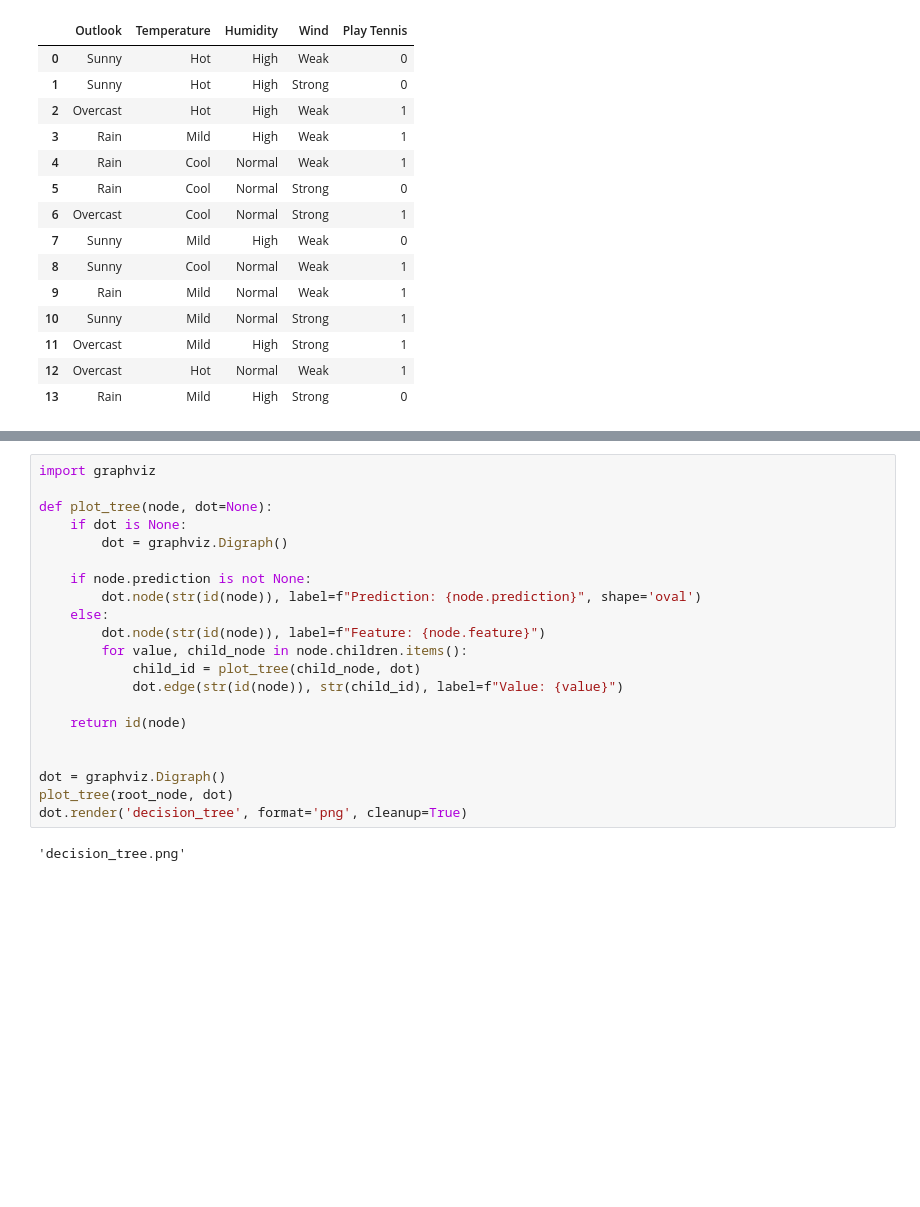
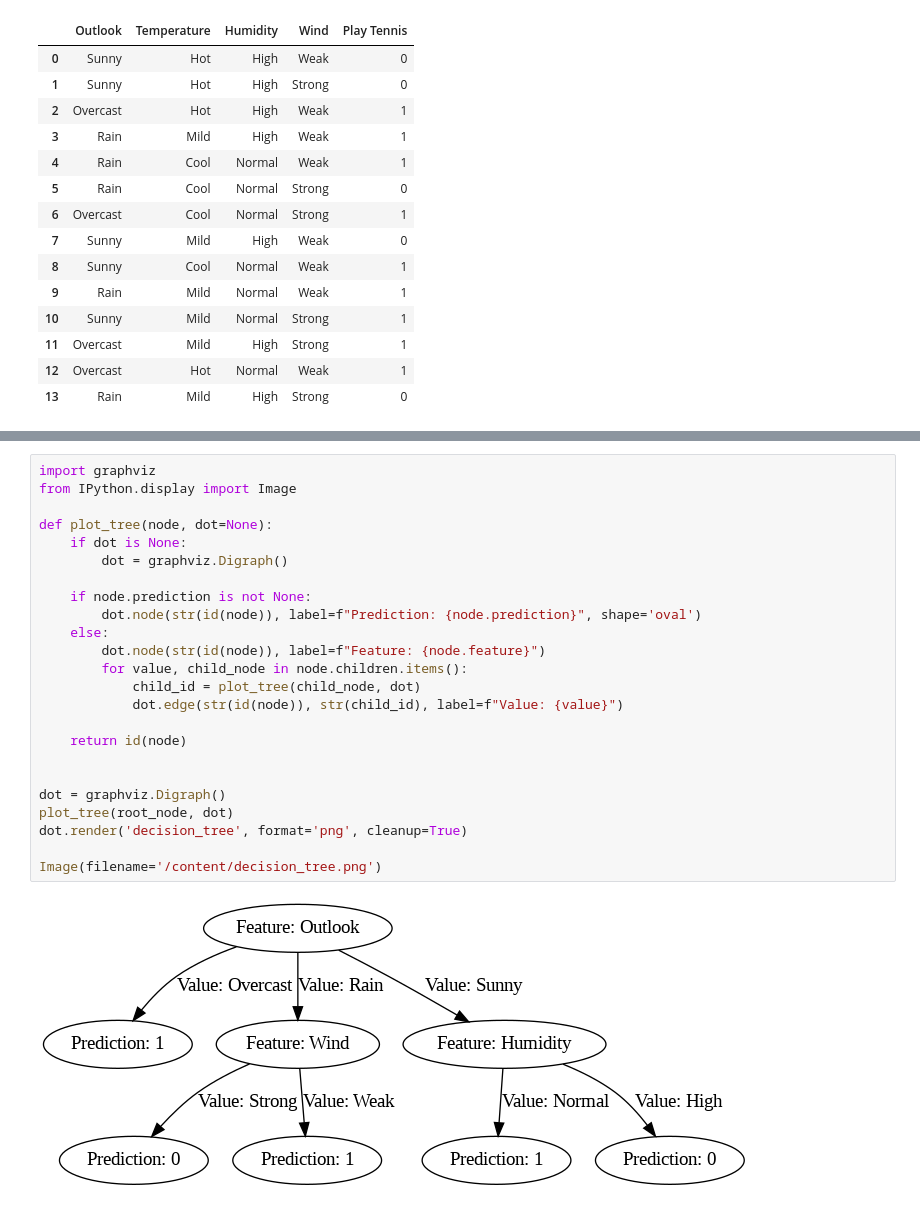
Before and after one commit to Ziadnasser1/Machine-Learning-Training, a Jupyter notebook: DecisionTrreeClassifier.ipynb, the cells around one changed output, grey strips where cells are left out. Saved outputs shown, nothing was run; the diff lists cells and outputs as text; blank space fills up the shorter version.

Commit message:
Uploading the image of the tree.

```diff
--- a/DecisionTrreeClassifier.ipynb
+++ b/DecisionTrreeClassifier.ipynb
@@ -131,23 +132,26 @@ print("Accuracy:", accuracy)
 # %%
 import graphviz
+from IPython.display import Image
 
 def plot_tree(node, dot=None):
     if dot is None:
         dot = graphviz.Digraph()
 
     if node.prediction is not None:
         dot.node(str(id(node)), label=f"Prediction: {node.prediction}", shape='oval')
     else:
         dot.node(str(id(node)), label=f"Feature: {node.feature}")
         for value, child_node in node.children.items():
             child_id = plot_tree(child_node, dot)
             dot.edge(str(id(node)), str(child_id), label=f"Value: {value}")
 
     return id(node)
 
 
 dot = graphviz.Digraph()
 plot_tree(root_node, dot)
 dot.render('decision_tree', format='png', cleanup=True)
+
+Image(filename='/content/decision_tree.png')
 # %% [output]
-'decision_tree.png'
+[figure, added]
```
Also changed, not shown: parts of 1 cell of this notebook.
